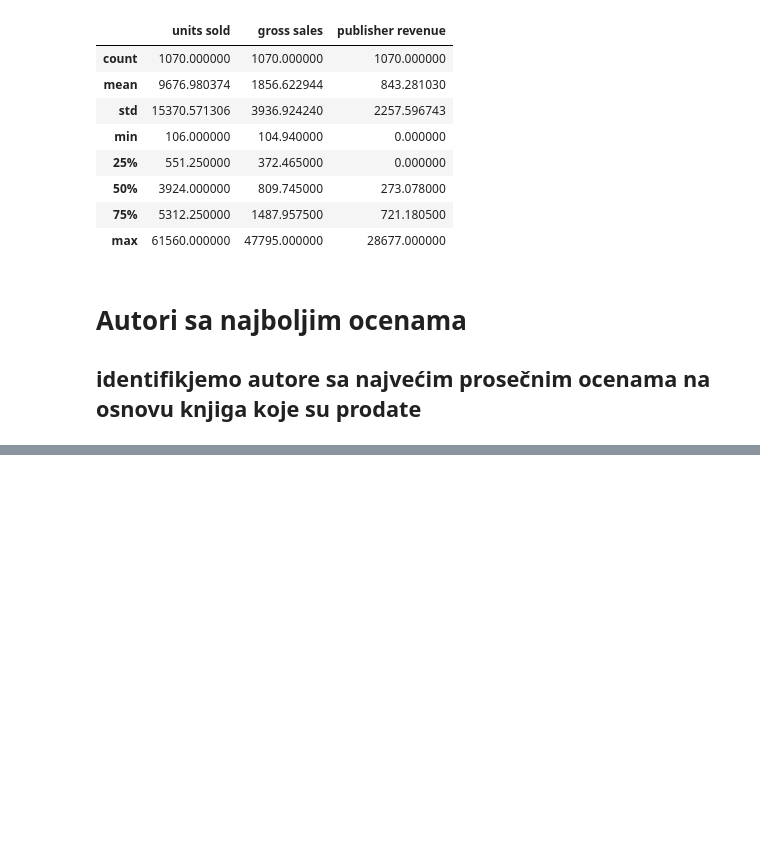
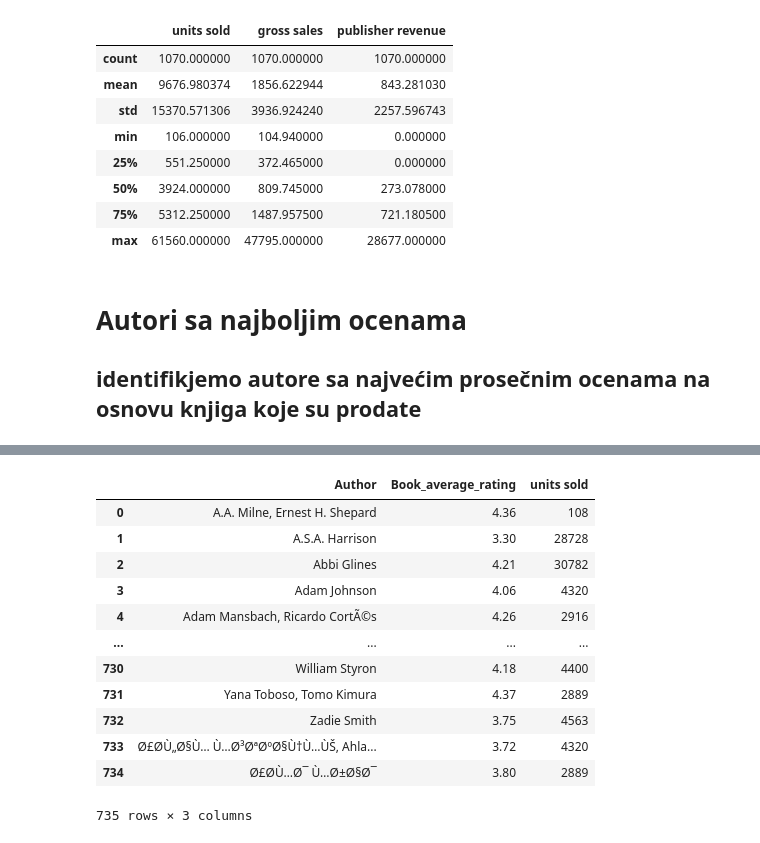
Before and after one commit to lamijakoca/Books_sales-ratings, a Jupyter notebook: books_analysis.ipynb, the cells around one changed output, grey strips where cells are left out. Saved outputs shown, nothing was run; the diff lists cells and outputs as text; code cells hidden in the pictures; blank space fills up the shorter version.

```diff
--- a/books_analysis.ipynb
+++ b/books_analysis.ipynb
@@ -90,0 +108,17 @@ selected_columns.describe()
+# %%
+grouped_authors = df.groupby('Author').agg({'Book_average_rating':'mean', 'units sold':'sum'}).reset_index()
+grouped_authors
+# %% [output]
+|  | Author | Book_average_rating | units sold |
+| 0 | A.A. Milne, Ernest H. Shepard | 4.36 | 108 |
+| 1 | A.S.A. Harrison | 3.30 | 28728 |
+| 2 | Abbi Glines | 4.21 | 30782 |
+| 3 | Adam Johnson | 4.06 | 4320 |
+| 4 | Adam Mansbach, Ricardo CortÃ©s | 4.26 | 2916 |
+| ... | ... | ... | ... |
+| 730 | William Styron | 4.18 | 4400 |
+| 731 | Yana Toboso, Tomo Kimura | 4.37 | 2889 |
+| 732 | Zadie Smith | 3.75 | 4563 |
+| 733 | Ø£Ø­Ù„Ø§Ù… Ù…Ø³ØªØºØ§Ù†Ù…ÙŠ, Ahla... | 3.72 | 4320 |
+| 734 | Ø£Ø­Ù…Ø¯ Ù…Ø±Ø§Ø¯ | 3.80 | 2889 |
+735 rows × 3 columns
```
Also changed, not shown: parts of 5 cells of this notebook.
